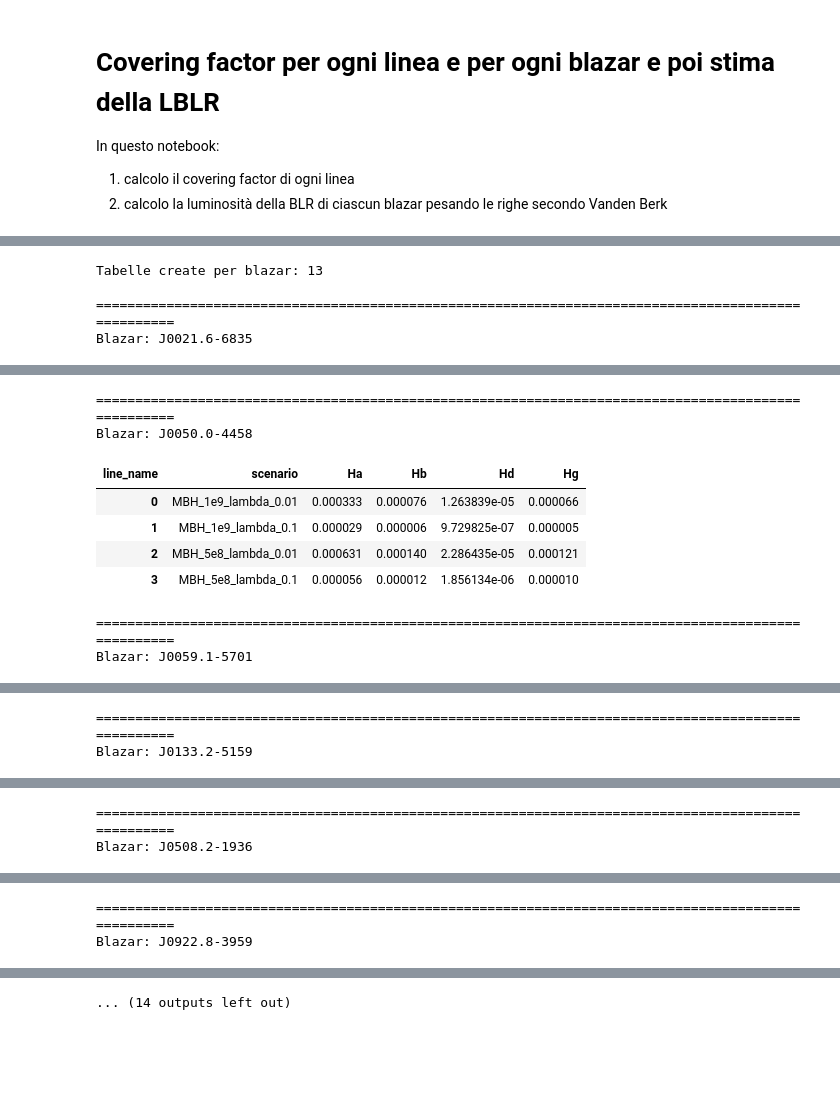
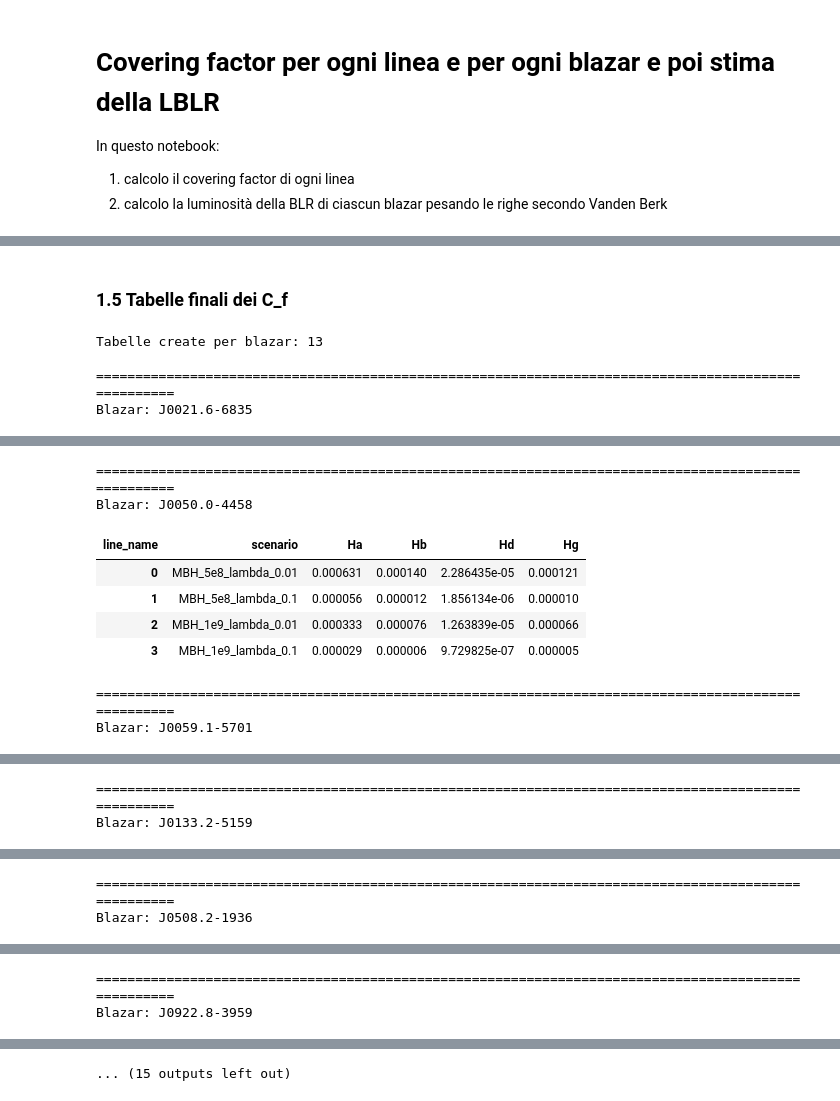
Before and after one commit to maddaba/Programmi_per_tesi, a Jupyter notebook: calcolo_cf_4_scenari.ipynb, the cells around one changed output, grey strips where cells are left out. Drawn from its saved outputs; the diff is of its cells as text; code cells hidden in the pictures; blank space fills up the shorter version.

Commit message:
Riorganizzati notebook: aggiunti scenari MBH/lambda e aggiornato confronto modello linee

```diff
--- a/calcolo_cf_2.ipynb
+++ b/calcolo_cf_4_scenari.ipynb
@@ -101,5 +93,6 @@ def costruisci_spettro_disco(MBH_solar, eta=0.083, lambda_edd=0.1,
     return nu, Lnu, nuLnu, info
 # %%
+# funzione per leggere il file delle transizioni
 def leggi_transizioni(file_transizioni):
     """
     Legge dati.asc con 3 colonne:
@@ -108,19 +101,17 @@ def leggi_transizioni(file_transizioni):
     names, Eion, nu_ion_list = np.genfromtxt(
         file_transizioni,
         dtype=('U50', float, float),
-        unpack=True
-    )
+        unpack=True)
 
     return pd.DataFrame({
         "line_name": names,
         "E_ion": Eion,
-        "nu_ion": nu_ion_list
-    })
+        "nu_ion": nu_ion_list})
 # %%
+# funzione per calcolare L_ion per ogni transizione
 def calcola_lion_per_transizioni(nu, Lnu, df_trans, nu_max=1e17):
     """
-    Calcola L_ion = integral_{nu_ion}^{nu_max} Lnu dnu
-    per ogni transizione.
+    Calcola L_ion = integral_{nu_ion}^{nu_max} Lnu dnu per ogni transizione.
     """
     risultati = []
 
@@ -230,8 +225,7 @@ def analizza_blazar(row, df_trans, norm_columns, mostra_grafico=True):
         Nr=Nr,
         Nnu=Nnu,
         nu_min=nu_min,
-        nu_max=nu_max
-    )
+        nu_max=nu_max)
 
     print(f"Ledd  = {info['Ledd']:.3e} erg/s")
     print(f"Ldisk = {info['Ldisk']:.3e} erg/s")
@@ -240,8 +234,8 @@ def analizza_blazar(row, df_trans, norm_columns, mostra_grafico=True):
     # L_ion teoriche
     df_lion = calcola_lion_per_transizioni(nu, Lnu, df_trans, nu_max=nu_max)
 
-    print("\nLuminosità di ionizzazione del modello:")
-    display(df_lion)
+    #print("\nLuminosità di ionizzazione del modello:")
+    #display(df_lion)
 
     # linee osservate
     df_linee = estrai_linee_osservate(row, norm_columns)
@@ -394 +382,3 @@ Confronto finale per ogni linea:
 ... (188 outputs left out)
+# %% [markdown]
+### 1.5 Tabelle finali dei C_f
@@ -395,36 +388,42 @@ Confronto finale per ogni linea:
 # %%
-# Tabella finale con tutti i covering factor di tutte le linee, di tutti i blazar e di tutti gli scenari
-df_risultati_finali = pd.concat(tutti_risultati_scenari, ignore_index=True)
-
 # 1) TABELLE PER BLAZAR
 # Per ogni blazar costruisco una tabella con i 4 scenari sulle righe e le linee nelle colonne
+tabelle_per_blazar = {} # dizionario per raccogliere le tabelle per ogni blazar (chiave = nome blazar, valore = tabella)
+blazar_unici = sorted(df_risultati_finali["label"].unique())  # lista dei blazar, ordinati alfabeticamente
 
-tabelle_per_blazar = {}
-
-blazar_unici = sorted(df_risultati_finali["label"].unique())
-
-for blazar in blazar_unici:
-    df_blazar = df_risultati_finali[df_risultati_finali["label"] == blazar].copy()
-
-    tabella_blazar = df_blazar.pivot(
+for blazar in blazar_unici:  # ciclo su ogni blazar
+    df_blazar = df_risultati_finali[df_risultati_finali["label"] == blazar].copy() # creo un dataframe con tutti i risultati di questo blazar
+    tabella_blazar = df_blazar.pivot( # creo la tabella per questo blazar che contiene i 4 scenari sulle righe e le linee nelle colonne, con i valori del covering factor
         index="scenario",
         columns="line_name",
-        values="covering_factor"
-    )
+        values="covering_factor")
+    #tabella_blazar = tabella_blazar.reindex(sorted(tabella_blazar.columns), axis=1) # ordino le colonne in ordine alfabetico
+    #tabella_blazar = tabella_blazar.reset_index() # resetto l'indice per avere la colonna "scenario" come colonna normale
+    #tabella_blazar = tabella_blazar.fillna("-") # sostituisco i valori NaN con "-" per indicare che non è possibile calcolare il covering factor (perché L_ion è zero o negativo)
+    #tabelle_per_blazar[blazar] = tabella_blazar # aggiungo la tabella di questo blazar al dizionario delle tabelle per blazar
+    tabella_blazar = tabella_blazar.reindex(sorted(tabella_blazar.columns), axis=1)  # ordino le colonne delle linee in ordine alfabetico
+    tabella_blazar = tabella_blazar.reset_index()  # riporto "scenario" da indice a colonna normale
+    ordine_scenari = [s["scenario"] for s in SCENARI]  # uso l'ordine fisico definito all'inizio
+    tabella_blazar = tabella_blazar.set_index("scenario").loc[ordine_scenari].reset_index()
+    tabella_blazar = tabella_blazar.fillna("-")  # sostituisco i NaN con "-"
+    tabelle_per_blazar[blazar] = tabella_blazar  # salvo la tabella nel dizionario
 
-    tabella_blazar = tabella_blazar.reindex(sorted(tabella_blazar.columns), axis=1)
-    tabella_blazar = tabella_blazar.reset_index()
-    tabella_blazar = tabella_blazar.fillna("-")
-
-    tabelle_per_blazar[blazar] = tabella_blazar
-
-print(f"Tabelle create per blazar: {len(tabelle_per_blazar)}")
-
+print(f"Tabelle create per blazar: {len(tabelle_per_blazar)}") # dovrebbe essere uguale al numero di blazar (13)
 # Visualizzazione delle 13 tabelle
-for blazar, tabella in tabelle_per_blazar.items():
+for blazar, tabella in tabelle_per_blazar.items(): # ciclo su ogni blazar e tabella corrispondente
     print("\n" + "=" * 100)
     print(f"Blazar: {blazar}")
     display(tabella)
+
+# Salvataggio di tutte le tabelle in un unico file CSV
+with open("tutte_tabelle_blazar.csv", "w") as f:
+    for blazar, tabella in tabelle_per_blazar.items():
+        f.write("=" * 80 + "\n")
+        f.write(f"Blazar: {blazar}\n")
+        f.write("=" * 80 + "\n")
+        tabella.to_csv(f, index=False)
+        f.write("\n\n")
+print("File salvato: tutte_tabelle_blazar.csv")
 # %% [output]
 Tabelle create per blazar: 13
 
@@ -438,10 +437,10 @@ Blazar: J0021.6-6835
 ====================================================================================================
 Blazar: J0050.0-4458
 | line_name | scenario | Ha | Hb | Hd | Hg |
-| 0 | MBH_1e9_lambda_0.01 | 0.000333 | 0.000076 | 1.263839e-05 | 0.000066 |
-| 1 | MBH_1e9_lambda_0.1 | 0.000029 | 0.000006 | 9.729825e-07 | 0.000005 |
-| 2 | MBH_5e8_lambda_0.01 | 0.000631 | 0.000140 | 2.286435e-05 | 0.000121 |
-| 3 | MBH_5e8_lambda_0.1 | 0.000056 | 0.000012 | 1.856134e-06 | 0.000010 |
+| 0 | MBH_5e8_lambda_0.01 | 0.000631 | 0.000140 | 2.286435e-05 | 0.000121 |
+| 1 | MBH_5e8_lambda_0.1 | 0.000056 | 0.000012 | 1.856134e-06 | 0.000010 |
+| 2 | MBH_1e9_lambda_0.01 | 0.000333 | 0.000076 | 1.263839e-05 | 0.000066 |
+| 3 | MBH_1e9_lambda_0.1 | 0.000029 | 0.000006 | 9.729825e-07 | 0.000005 |
 ====================================================================================================
 Blazar: J0059.1-5701
 | line_name | scenario | Hd | Hg | MgII |
@@ -473,4 +472,4 @@ Blazar: J0922.8-3959
-... (14 outputs left out)
+... (15 outputs left out)
 # %%
 # 2) TABELLE PER SCENARIO
 # Per ogni scenario costruisco una tabella con i 13 blazar sulle righe e le linee nelle colonne
```
Also changed, not shown: parts of 24 cells of this notebook, 2 other files.
